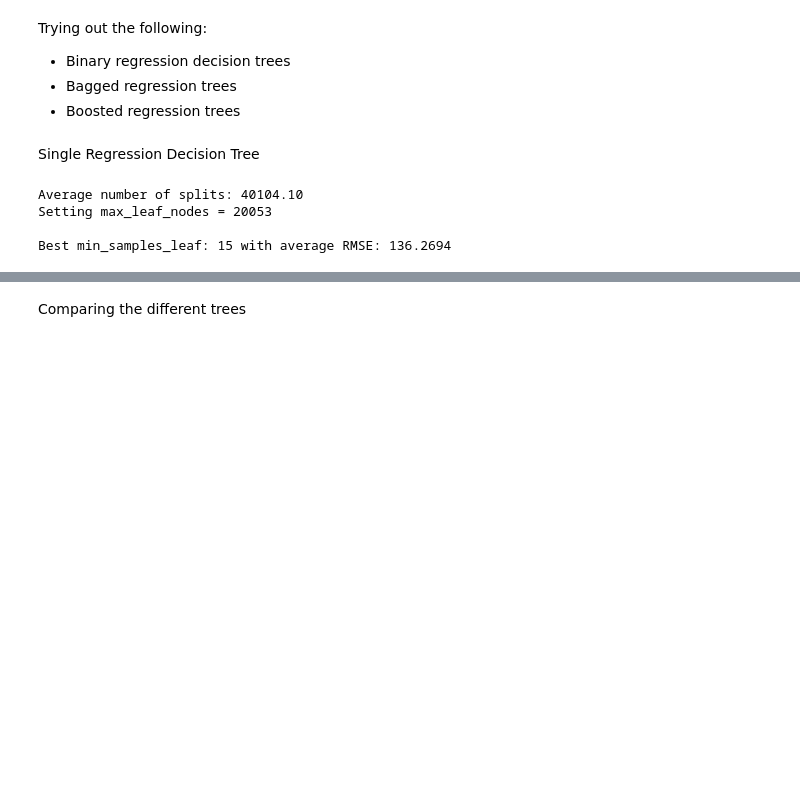
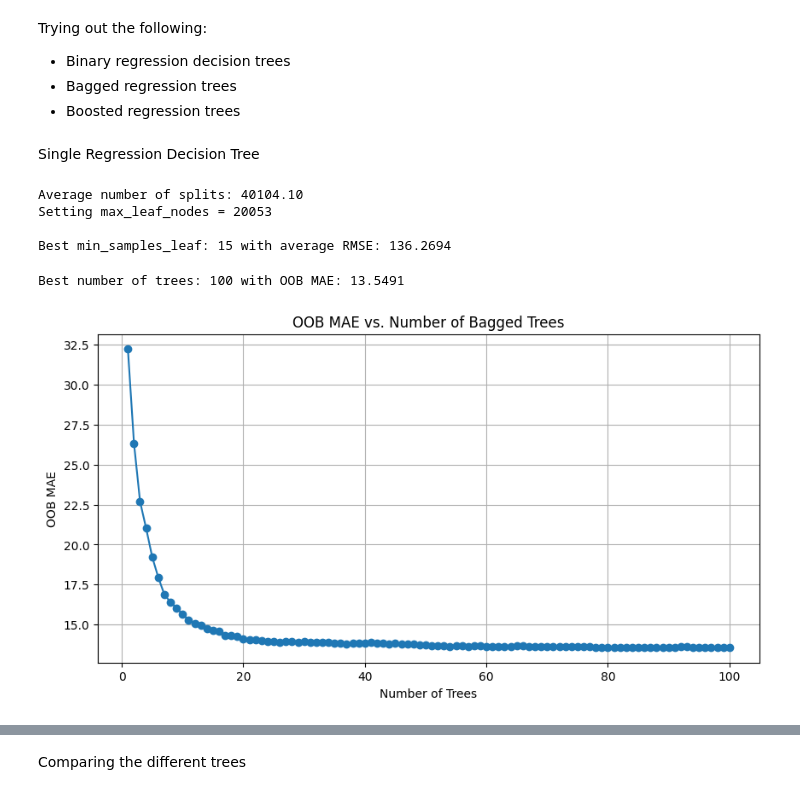
Before and after one commit to jessalynlc/IDS705_final_project, a Jupyter notebook: decision_trees_model.ipynb, the cells around one changed output, grey strips where cells are left out. Drawn from its saved outputs; the diff is of its cells as text; code cells hidden in the pictures; blank space fills up the shorter version.

```diff
--- a/decision_trees_model.ipynb
+++ b/decision_trees_model.ipynb
@@ -120,34 +121,37 @@ oob_errors = []
 #Loop over different number of trees
 for n_trees in range(1, 101):
     bagged_model = BaggingRegressor(
-        base_estimator=DecisionTreeRegressor(),  # unpruned trees
+        estimator=DecisionTreeRegressor(),  # unpruned trees
         n_estimators=n_trees,
         oob_score=True,
         bootstrap=True,
         random_state=42,
         n_jobs=-1  # Use all cores for faster training
     )
 
     bagged_model.fit(X_train, y_train)
 
     #OOB prediction is only available after fitting and when oob_score=True
     if hasattr(bagged_model, 'oob_prediction_'):
         oob_mae = mean_absolute_error(y_train, bagged_model.oob_prediction_)
         oob_errors.append((n_trees, oob_mae))
 
 oob_df = pd.DataFrame(oob_errors, columns=["n_trees", "oob_mae"])
 
 #Find the best number of trees
 best_n_trees = oob_df.loc[oob_df['oob_mae'].idxmin()]
 print(f"\nBest number of trees: {int(best_n_trees['n_trees'])} with OOB MAE: {best_n_trees['oob_mae']:.4f}")
 
 #Plot the OOB error vs. number of trees
 plt.figure(figsize=(10, 5))
 plt.plot(oob_df['n_trees'], oob_df['oob_mae'], marker='o')
 plt.xlabel('Number of Trees')
 plt.ylabel('OOB MAE')
 plt.title('OOB MAE vs. Number of Bagged Trees')
 plt.grid(True)
 plt.show()
+# %% [output]
+Best number of trees: 100 with OOB MAE: 13.5491
+[figure, added]
 # %%
 #Boosted regression trees
```
Also changed, not shown: parts of 3 cells of this notebook.
